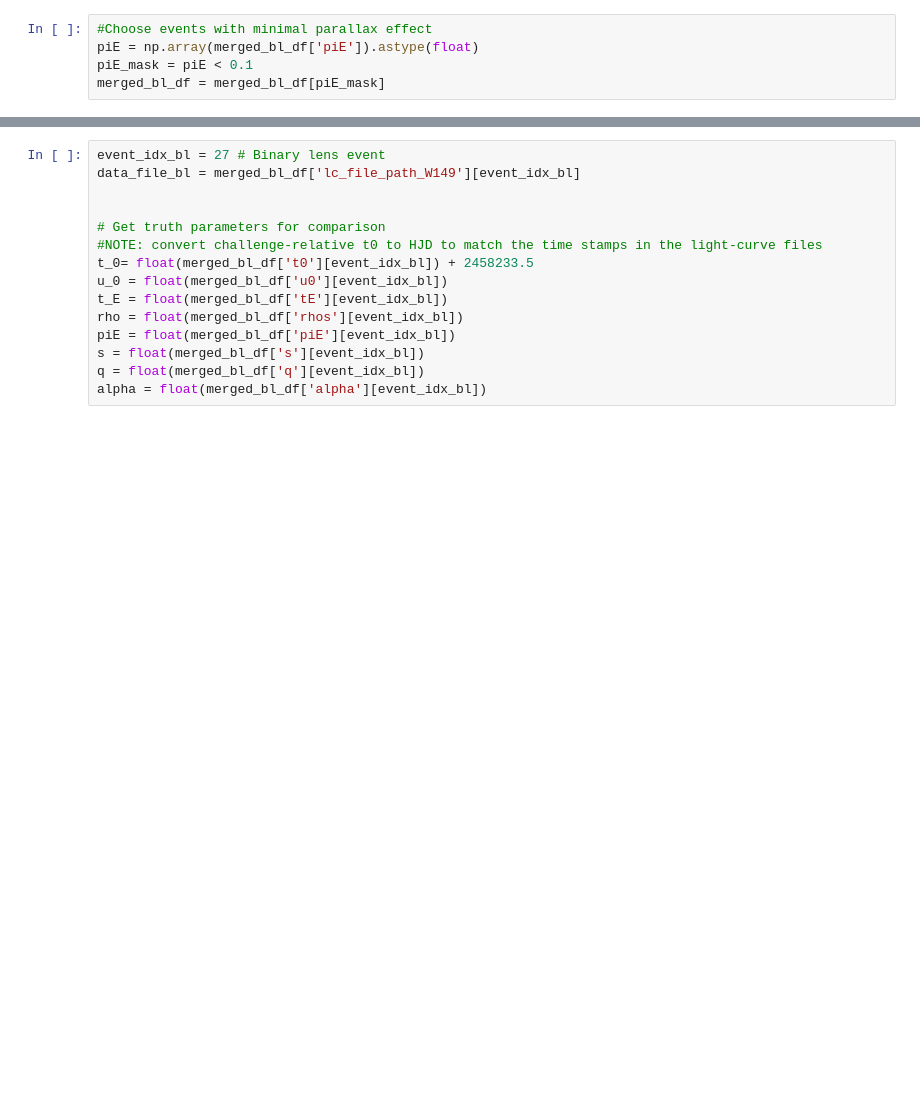
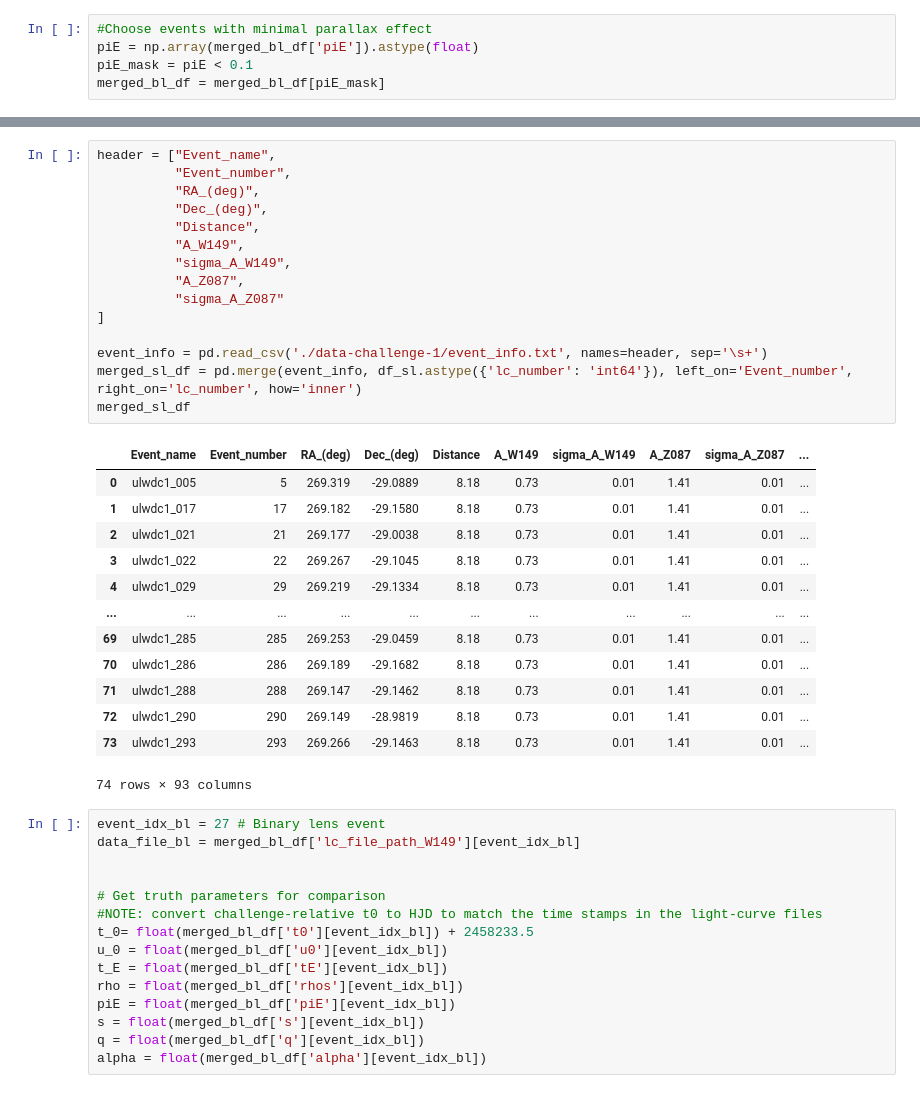
Before and after one commit to rges-pit/sagan_session1, a Jupyter notebook: Binary-Lens-Fitting/download_data_files.ipynb, the cells around one changed output, grey strips where cells are left out. Cells and saved outputs as stored; diff of their text form; blank space fills up the shorter version.

```diff
--- a/Binary-Lens-Fitting/download_data_files.ipynb
+++ b/Binary-Lens-Fitting/download_data_files.ipynb
@@ -236,3 +337,32 @@ Name: lc_file_path_W149, dtype: str
+# %%
+header = ["Event_name",
+          "Event_number",
+          "RA_(deg)",
+          "Dec_(deg)",
+          "Distance",
+          "A_W149",
+          "sigma_A_W149",
+          "A_Z087",
+          "sigma_A_Z087"
+]
+
+event_info = pd.read_csv('./data-challenge-1/event_info.txt', names=header, sep='\s+')
+merged_sl_df = pd.merge(event_info, df_sl.astype({'lc_number': 'int64'}), left_on='Event_number', right_on='lc_number', how='inner')
+merged_sl_df
+# %% [output]
+|  | Event_name | Event_number | RA_(deg) | Dec_(deg) | Distance | A_W149 | sigma_A_W149 | A_Z087 | sigma_A_Z087 | ... |
+| 0 | ulwdc1_005 | 5 | 269.319 | -29.0889 | 8.18 | 0.73 | 0.01 | 1.41 | 0.01 | ... |
+| 1 | ulwdc1_017 | 17 | 269.182 | -29.1580 | 8.18 | 0.73 | 0.01 | 1.41 | 0.01 | ... |
+| 2 | ulwdc1_021 | 21 | 269.177 | -29.0038 | 8.18 | 0.73 | 0.01 | 1.41 | 0.01 | ... |
+| 3 | ulwdc1_022 | 22 | 269.267 | -29.1045 | 8.18 | 0.73 | 0.01 | 1.41 | 0.01 | ... |
+| 4 | ulwdc1_029 | 29 | 269.219 | -29.1334 | 8.18 | 0.73 | 0.01 | 1.41 | 0.01 | ... |
+| ... | ... | ... | ... | ... | ... | ... | ... | ... | ... | ... |
+| 69 | ulwdc1_285 | 285 | 269.253 | -29.0459 | 8.18 | 0.73 | 0.01 | 1.41 | 0.01 | ... |
+| 70 | ulwdc1_286 | 286 | 269.189 | -29.1682 | 8.18 | 0.73 | 0.01 | 1.41 | 0.01 | ... |
+| 71 | ulwdc1_288 | 288 | 269.147 | -29.1462 | 8.18 | 0.73 | 0.01 | 1.41 | 0.01 | ... |
+| 72 | ulwdc1_290 | 290 | 269.149 | -28.9819 | 8.18 | 0.73 | 0.01 | 1.41 | 0.01 | ... |
+| 73 | ulwdc1_293 | 293 | 269.266 | -29.1463 | 8.18 | 0.73 | 0.01 | 1.41 | 0.01 | ... |
+74 rows × 93 columns
 # %%
 event_idx_bl = 27 # Binary lens event
 data_file_bl = merged_bl_df['lc_file_path_W149'][event_idx_bl]
```
Also changed, not shown: parts of 6 cells of this notebook, 8 other files.
